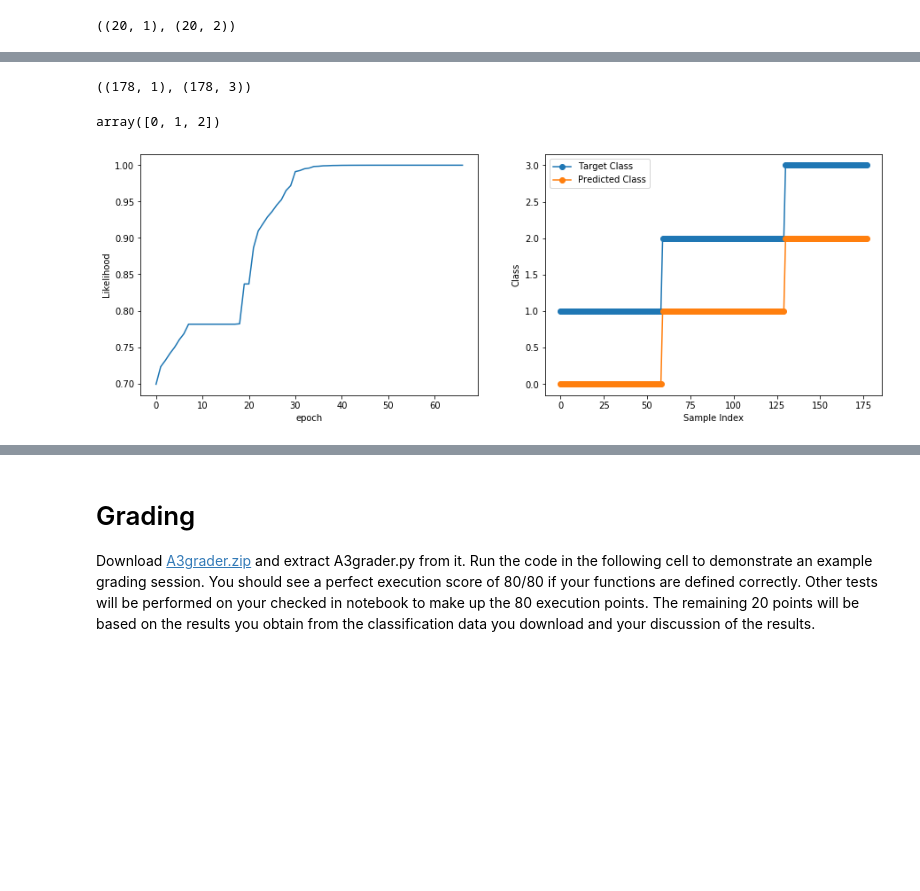
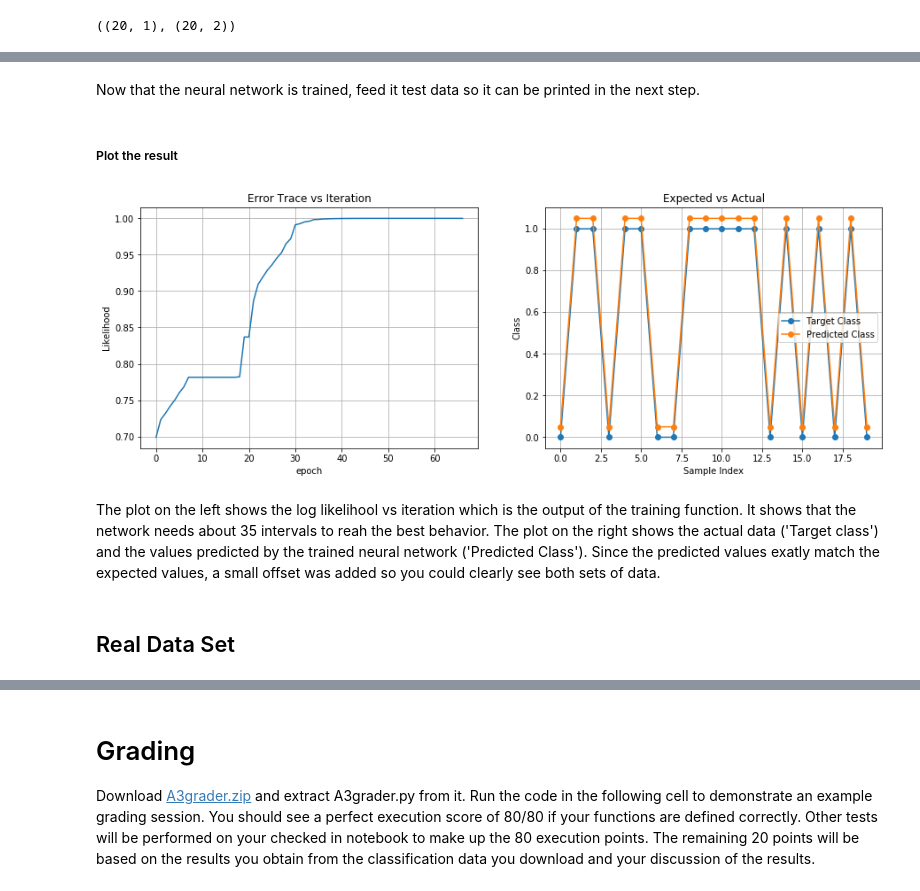
Before and after one commit to bstaab/CS545_MachineLearning, a Jupyter notebook: assignments/A3/Staab-A3.ipynb, the cells around one changed output, grey strips where cells are left out. Cells and saved outputs as stored; diff of their text form; code cells hidden in the pictures; blank space fills up the shorter version.

```diff
--- a/assignments/A3/Staab-A3.ipynb
+++ b/assignments/A3/Staab-A3.ipynb
@@ -600,2 +424,0 @@ NeuralNetworkClassifier(13, [10, 10], [1 2 3], use_torch=False)  Network is not
-# %%
-nnet_wine.train(X, T, 100)
@@ -611,24 +425,27 @@ Y, Z = nnet_wine._forward_pass(Xst)
-# %%
-Y_classes, Y = nnet_wine.use(X)
-Y_classes.shape, Y.shape
-# %% [output]
-((178, 1), (178, 3))
-# %%
-np.unique(Y_classes)
-# %% [output]
-array([0, 1, 2])
-# %%
-plt.figure(figsize=(15, 5))
-plt.subplot(1, 2, 1)
-plt.plot(nnet_new.get_error_trace())
-plt.xlabel('epoch')
-plt.ylabel('Likelihood')
-
-plt.subplot(1, 2, 2)
-plt.plot(T, 'o-')
-plt.plot(Y_classes, 'o-')
-plt.xlabel('Sample Index')
-plt.ylabel('Class')
-plt.legend(['Target Class', 'Predicted Class']);
-# %% [output]
-[figure, removed]
+# %% [markdown]
+Now that the neural network is trained, feed it test data so it can be printed in the next step.
+# %% [markdown]
+##### Plot the result
+# %%
+plt.figure(figsize=(15, 5))
+plt.subplot(1, 2, 1)
+plt.title('Error Trace vs Iteration')
+plt.plot(nnet_new.get_error_trace())
+plt.xlabel('epoch')
+plt.ylabel('Likelihood')
+plt.grid(True)
+
+plt.subplot(1, 2, 2)
+plt.title('Expected vs Actual')
+plt.plot(T, 'o-')
+plt.plot(Y_classes + 0.05, 'o-')
+plt.xlabel('Sample Index')
+plt.ylabel('Class')
+plt.legend(['Target Class', 'Predicted Class']);
+plt.grid(True)
+# %% [output]
+[figure, added]
+# %% [markdown]
+The plot on the left shows the log likelihool vs iteration which is the output of the training function.  It shows that the network needs about 35 intervals to reah the best behavior.  The plot on the right shows the actual data ('Target class') and the values predicted by the trained neural network ('Predicted Class').  Since the predicted values exatly match the expected values, a small offset was added so you could clearly see both sets of data.
+# %% [markdown]
+## Real Data Set
```
Also changed, not shown: parts of 128 cells of this notebook, 1 other file.
